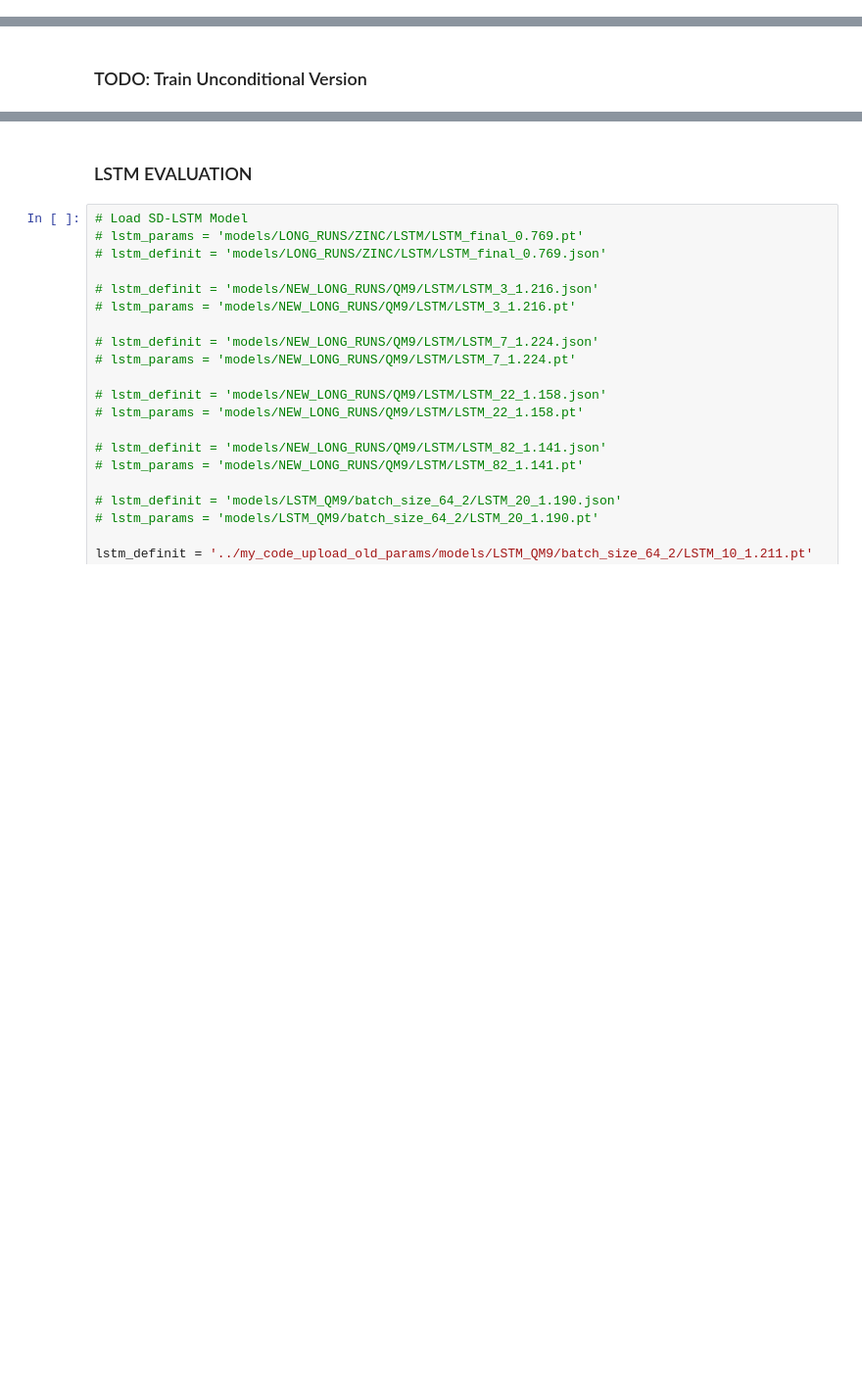
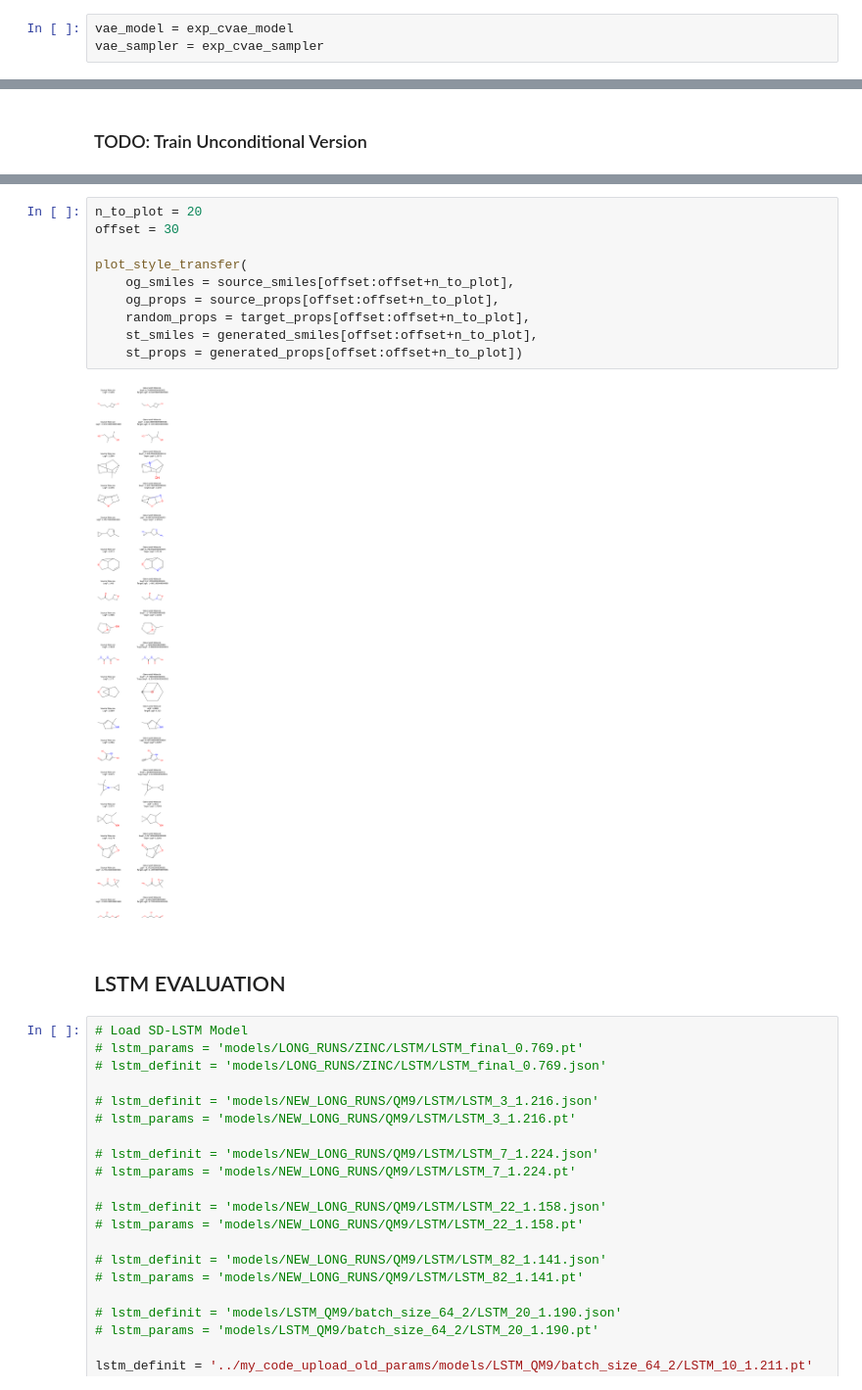
Before and after one commit to HeathArhturLouis/Rethinking-Molecular-Design-Integrating-Latent-Variable-and-Autoregressive-Models-for-Enhanced-Goal, a Jupyter notebook: PerfEvaluation.ipynb, the cells around one changed output, grey strips where cells are left out. Shown at 98% size. Drawn from its saved outputs; the diff is of its cells as text; blank space fills up the shorter version.

```diff
--- a/PerfEvaluation.ipynb
+++ b/PerfEvaluation.ipynb
@@ -252,3 +157,6 @@ NameError: name 'test_props' is not defined
+# %%
+vae_model = exp_cvae_model
+vae_sampler = exp_cvae_sampler
 # %% [markdown]
 # Load Dataset
 # %%
@@ -497,5 +628,17 @@ compute_reconstruction_vae_model(smiles_1k, properties_1k, cvae_model, cvae_samp
+# %%
+n_to_plot = 20
+offset = 30
+
+plot_style_transfer(
+    og_smiles = source_smiles[offset:offset+n_to_plot],
+    og_props = source_props[offset:offset+n_to_plot],
+    random_props = target_props[offset:offset+n_to_plot],
+    st_smiles = generated_smiles[offset:offset+n_to_plot],
+    st_props = generated_props[offset:offset+n_to_plot])
+# %% [output]
+[figure, added]
 # %% [markdown]
-### LSTM EVALUATION
+## LSTM EVALUATION
 # %%
 # Load SD-LSTM Model
 # lstm_params = 'models/LONG_RUNS/ZINC/LSTM/LSTM_final_0.769.pt'
```
Also changed, not shown: parts of 30 cells of this notebook, 5 other files.
